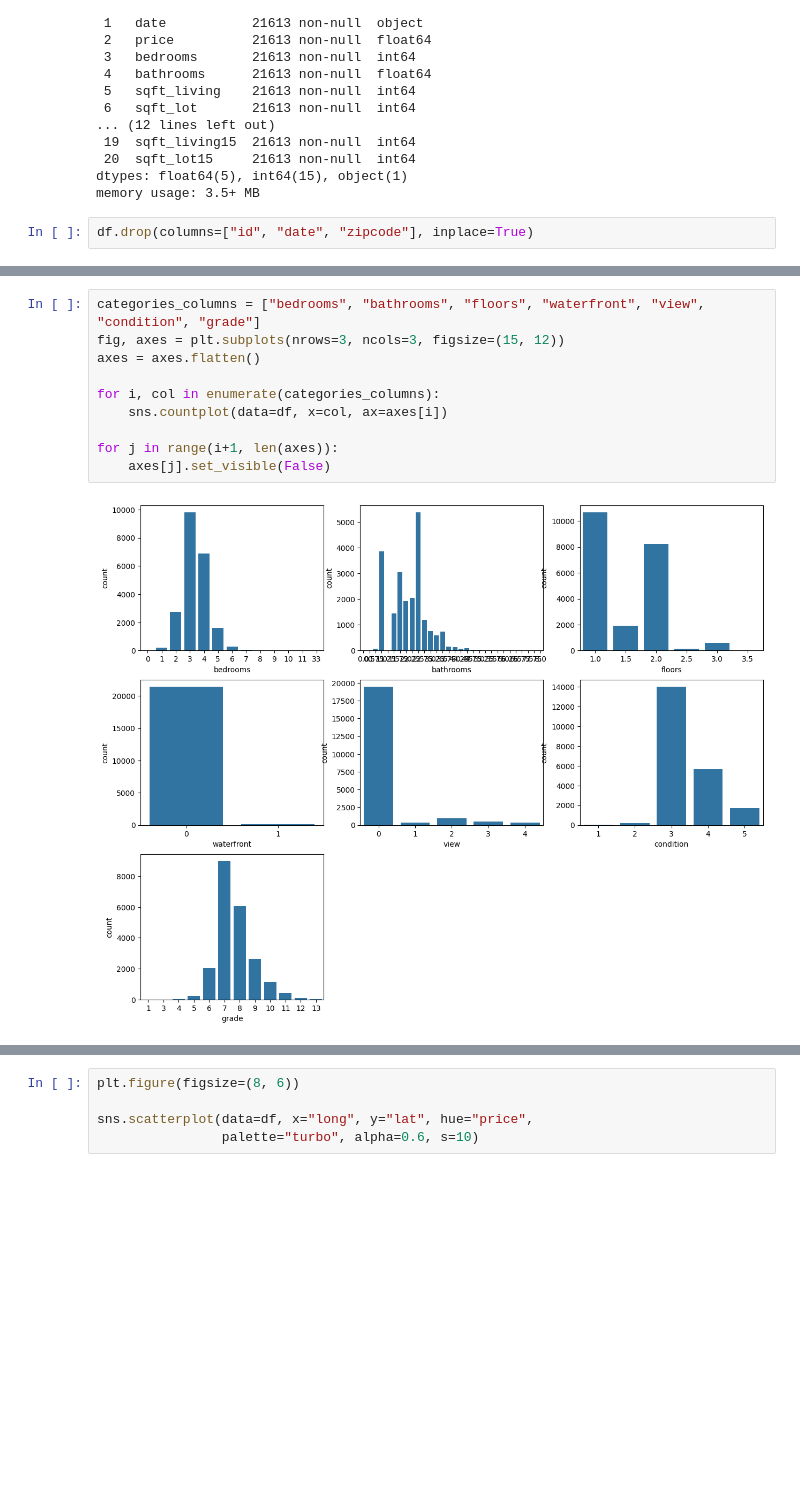
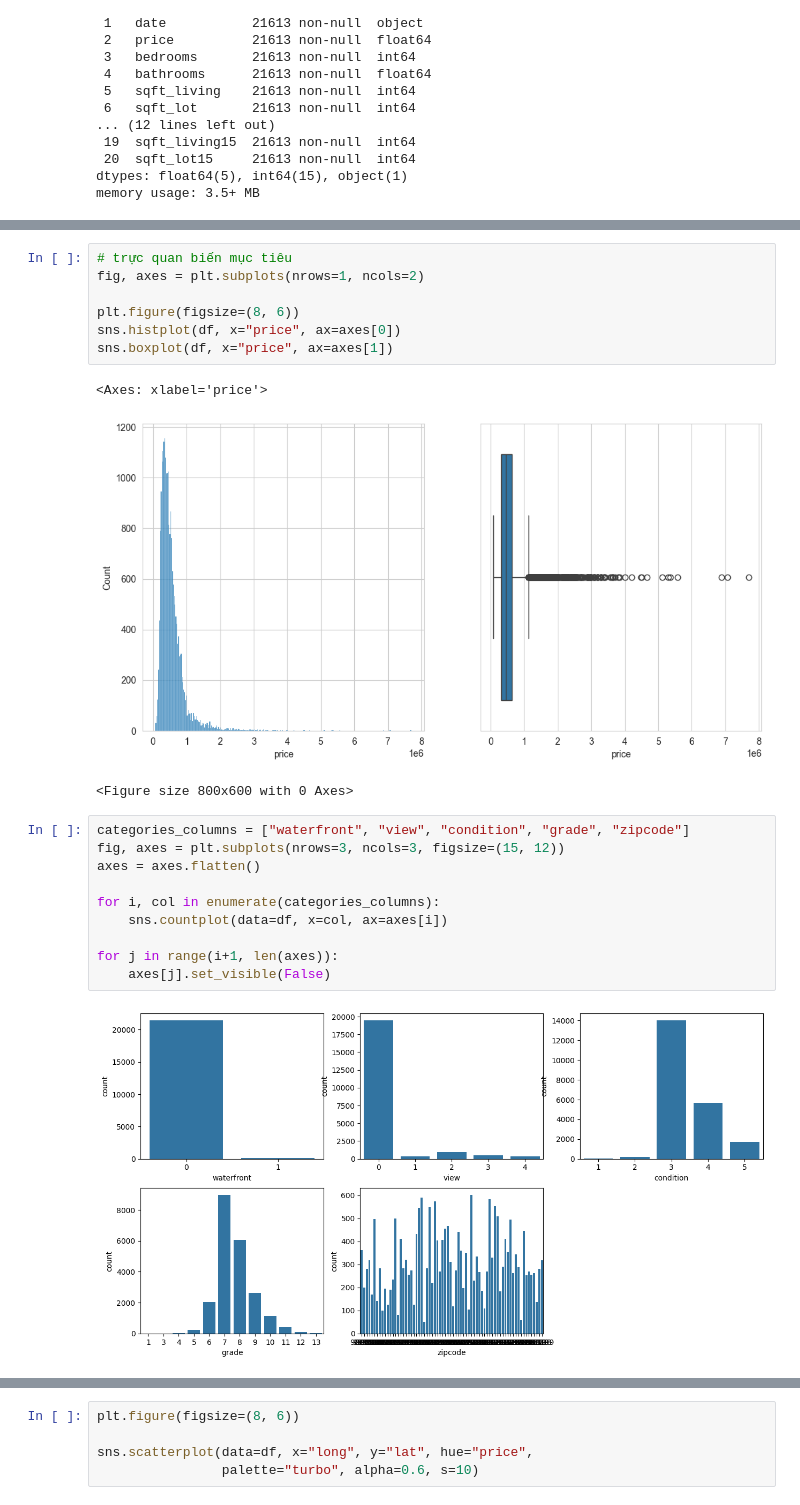
Before and after one commit to trandinhthang203/Machine-Learning-Projects, a Jupyter notebook: ML/house.ipynb, the cells around one changed output, grey strips where cells are left out. Cells and saved outputs as stored; diff of their text form; blank space fills up the shorter version.

```diff
--- a/ML/house.ipynb
+++ b/ML/house.ipynb
@@ -69,5 +69,3 @@ Data columns (total 21 columns):
  20  sqft_lot15     21613 non-null  int64
 dtypes: float64(5), int64(15), object(1)
 memory usage: 3.5+ MB
-# %%
-df.drop(columns=["id", "date", "zipcode"], inplace=True)
@@ -74,13 +106,24 @@ df.drop(columns=["id", "date", "zipcode"], inplace=True)
+# %%
+# trực quan biến mục tiêu
+fig, axes = plt.subplots(nrows=1, ncols=2)
+
+plt.figure(figsize=(8, 6))
+sns.histplot(df, x="price", ax=axes[0])
+sns.boxplot(df, x="price", ax=axes[1])
+# %% [output]
+<Axes: xlabel='price'>
+[figure, added]
+<Figure size 800x600 with 0 Axes>
 # %%
-categories_columns = ["bedrooms", "bathrooms", "floors", "waterfront", "view", "condition", "grade"]
+categories_columns = ["waterfront", "view", "condition", "grade", "zipcode"]
 fig, axes = plt.subplots(nrows=3, ncols=3, figsize=(15, 12))
 axes = axes.flatten()
 
 for i, col in enumerate(categories_columns):
     sns.countplot(data=df, x=col, ax=axes[i])
 
 for j in range(i+1, len(axes)):
     axes[j].set_visible(False)
 # %% [output]
-[figure, old version]
+[figure, new version]
 # %%
```
Also changed, not shown: parts of 7 cells of this notebook, 1 other file.
